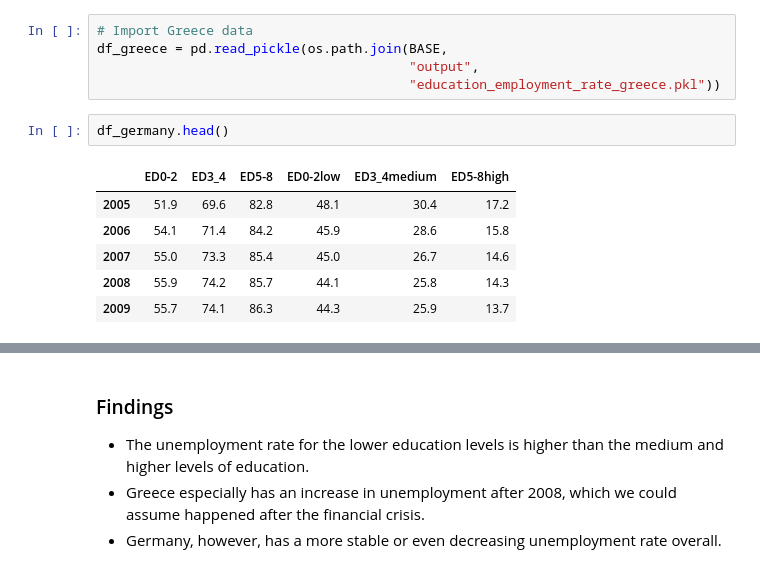
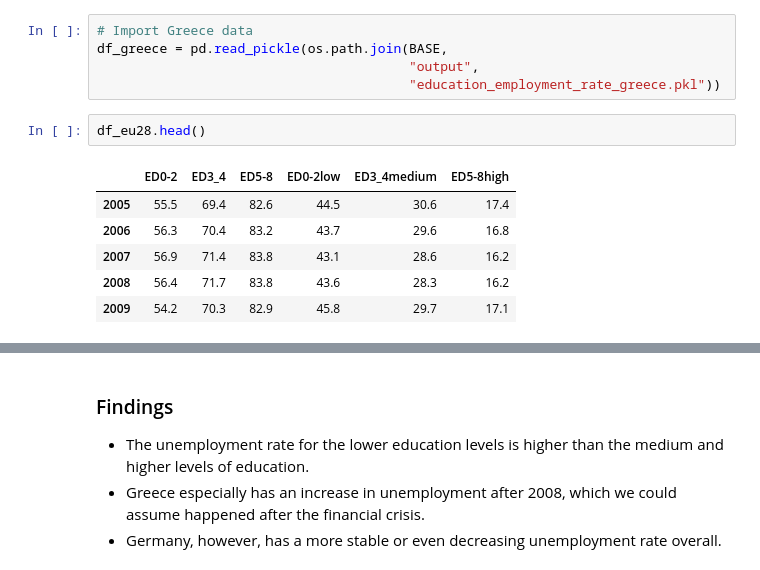
Before and after one commit to Malonk/unemployment_stats, a Jupyter notebook: notebooks/Combined_education_data.ipynb, the cells around one changed output, grey strips where cells are left out. Saved outputs shown, nothing was run; the diff lists cells and outputs as text.

```diff
--- a/notebooks/Combined_education_data.ipynb
+++ b/notebooks/Combined_education_data.ipynb
@@ -27,14 +27,14 @@ df_greece = pd.read_pickle(os.path.join(BASE,
                                         "output",
                                         "education_employment_rate_greece.pkl"))
 # %%
-df_germany.head()
+df_eu28.head()
 # %% [output]
 |  | ED0-2 | ED3_4 | ED5-8 | ED0-2low | ED3_4medium | ED5-8high |
-| 2005 | 51.9 | 69.6 | 82.8 | 48.1 | 30.4 | 17.2 |
-| 2006 | 54.1 | 71.4 | 84.2 | 45.9 | 28.6 | 15.8 |
-| 2007 | 55.0 | 73.3 | 85.4 | 45.0 | 26.7 | 14.6 |
-| 2008 | 55.9 | 74.2 | 85.7 | 44.1 | 25.8 | 14.3 |
-| 2009 | 55.7 | 74.1 | 86.3 | 44.3 | 25.9 | 13.7 |
+| 2005 | 55.5 | 69.4 | 82.6 | 44.5 | 30.6 | 17.4 |
+| 2006 | 56.3 | 70.4 | 83.2 | 43.7 | 29.6 | 16.8 |
+| 2007 | 56.9 | 71.4 | 83.8 | 43.1 | 28.6 | 16.2 |
+| 2008 | 56.4 | 71.7 | 83.8 | 43.6 | 28.3 | 16.2 |
+| 2009 | 54.2 | 70.3 | 82.9 | 45.8 | 29.7 | 17.1 |
 # %%
 dfs = [df_eu28, df_germany, df_greece]
 countries = ["eu28", "germany", "greece"]
```
Also changed, not shown: parts of 4 cells of this notebook, 8 other files.
